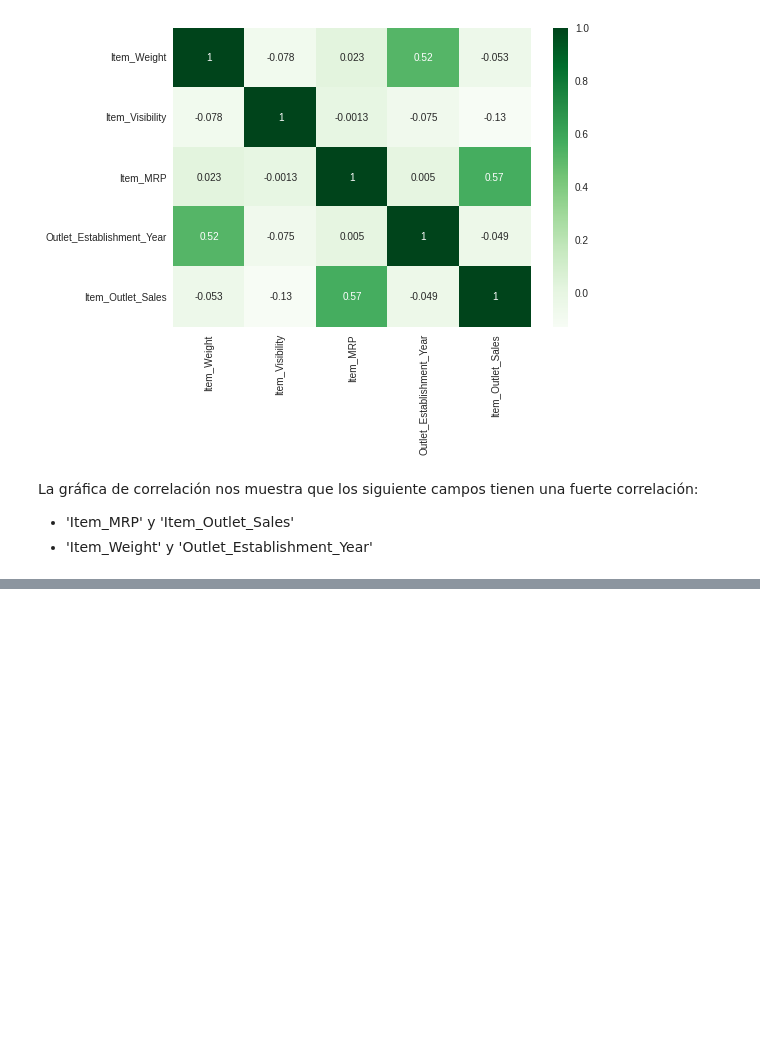
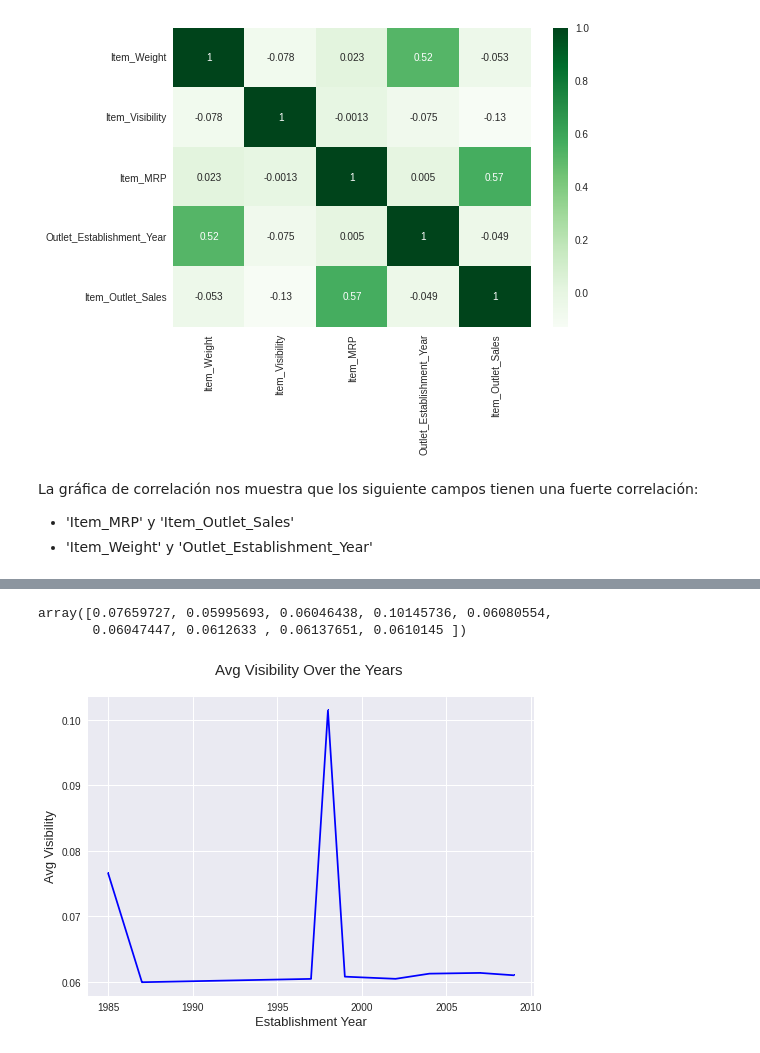
Before and after one commit to Dannais/Sales-Predictions, a Jupyter notebook: Sales_Predictions.ipynb, the cells around one changed output, grey strips where cells are left out. Cells and saved outputs as stored; diff of their text form; code cells hidden in the pictures; blank space fills up the shorter version.

```diff
--- a/Sales_Predictions.ipynb
+++ b/Sales_Predictions.ipynb
@@ -291,0 +334,3 @@ La gráfica de correlación nos muestra que los siguiente campos tienen una fuer
+# %%
+Establishment_Year_Visibility = df_sales.groupby(['Outlet_Establishment_Year'])['Item_Visibility'].mean()
+Establishment_Year_Visibility
@@ -291,0 +349,15 @@ La gráfica de correlación nos muestra que los siguiente campos tienen una fuer
+# %%
+Visibility = np.array(Establishment_Year_Visibility.values)
+Visibility
+# %% [output]
+array([0.07659727, 0.05995693, 0.06046438, 0.10145736, 0.06080554,
+       0.06047447, 0.0612633 , 0.06137651, 0.0610145 ])
+# %%
+# Gráfico de Tendencia
+plt.plot(Establishment_Year, Visibility, c= 'b', marker = ',')
+plt.xlabel('Establishment Year',fontsize = 13)
+plt.ylabel('Avg Visibility',fontsize = 13)
+plt.title('Avg Visibility Over the Years \n',fontsize = 15)
+plt.show()
+# %% [output]
+[figure, added]
```
Also changed, not shown: parts of 9 cells of this notebook.
